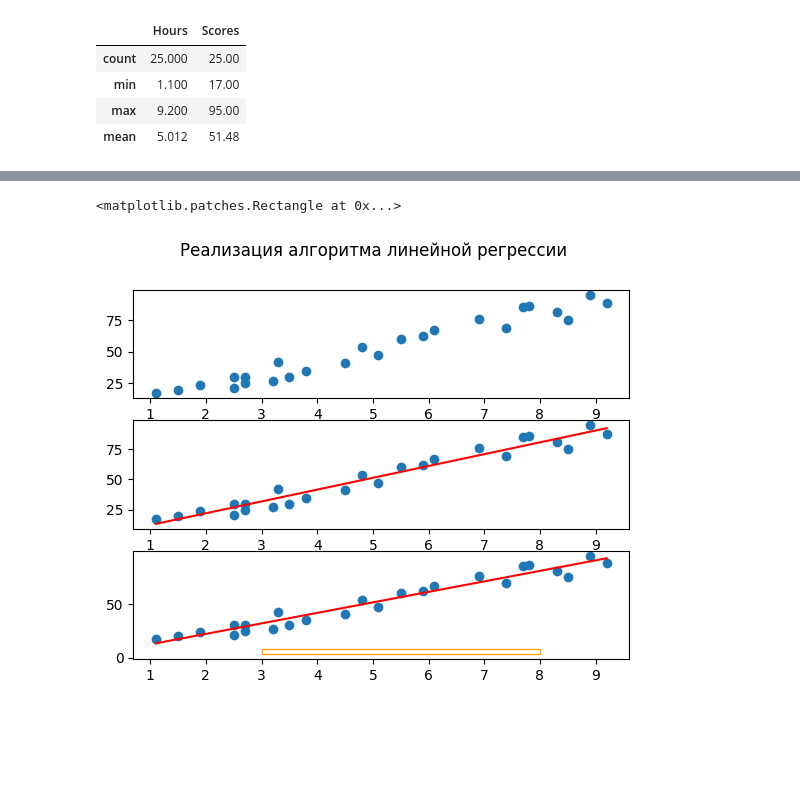
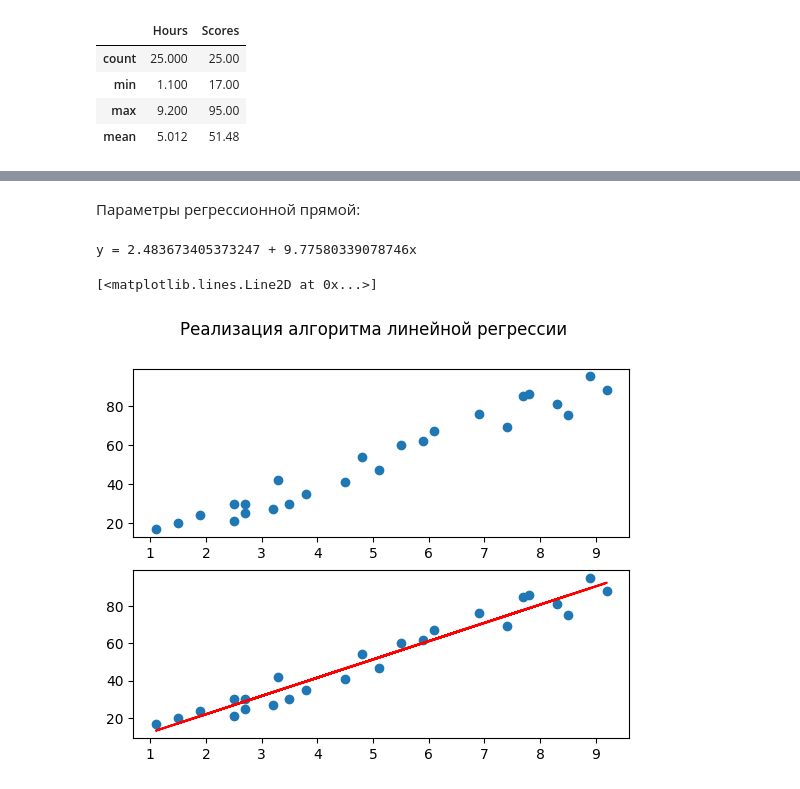
Before and after one commit to ArtemDyrdin/MachineLearning, a Jupyter notebook: LinearRegression/1.1/LinearRegression1.ipynb, the cells around one changed output, grey strips where cells are left out. Drawn from its saved outputs; the diff is of its cells as text; code cells hidden in the pictures; blank space fills up the shorter version.

```diff
--- a/LinearRegression/1.1/LinearRegression1.ipynb
+++ b/LinearRegression/1.1/LinearRegression1.ipynb
@@ -45,6 +45,11 @@ student_scores.describe().loc[['count', 'min', 'max', 'mean']]
 x = student_scores.Hours
 y = student_scores.Scores
 n = x.size
+# %% [markdown]
+Параметры регрессионной прямой:
 # %%
 w1 = (x.sum() * y.sum() / n - np.dot(x, y))/(((x.sum())**2)/n - (x**2).sum())
 w0 = 1/n * (y.sum() - w1 * x.sum())
+print(f'y = {w0} + {w1}x')
+# %% [output]
+y = 2.483673405373247 + 9.77580339078746x
@@ -59,18 +56,14 @@ y_regr = get_regr_y(x_regr)
+# %%
+def get_y_regr(x):
+    return w0 + w1*x
+y_regr = get_y_regr(x)
 # %%
-fig, (ax1, ax2, ax3) = plt.subplots(3)
+fig, (ax1, ax2) = plt.subplots(2)
 fig.suptitle('Реализация алгоритма линейной регрессии')
 ax1.scatter(student_scores.Hours, student_scores.Scores)
 
 ax2.scatter(student_scores.Hours, student_scores.Scores)
-ax2.plot(x_regr, y_regr, 'r')
-
-ax3.scatter(student_scores.Hours, student_scores.Scores)
-ax3.plot(x_regr, y_regr, 'r')
-# ax3.add_patch(patches.Rectangle((student_scores.iloc[10][0], get_regr_y(student_scores.iloc[10][0])), get_regr_x(student_scores.iloc[10][1]), student_scores.iloc[10][1], edgecolor='orange', facecolor='none'))
-ax3.add_patch(patches.Rectangle((3, 3), 5, 5, edgecolor='orange', facecolor='none'))
-
-# for i in range(n):
-#     ax3.add_patch(patches.Rectangle((student_scores.iloc[i][0], get_regr_y(student_scores.iloc[i][0])), get_regr_x(student_scores.iloc[i][1]), student_scores.iloc[i][1], edgecolor='orange', facecolor='none'))
+ax2.plot(x, y_regr, 'r')
 # %% [output]
-<matplotlib.patches.Rectangle at 0x...>
+[<matplotlib.lines.Line2D at 0x...>]
-[figure, old version]
+[figure, new version]
```
Also changed, not shown: parts of 6 cells of this notebook.
